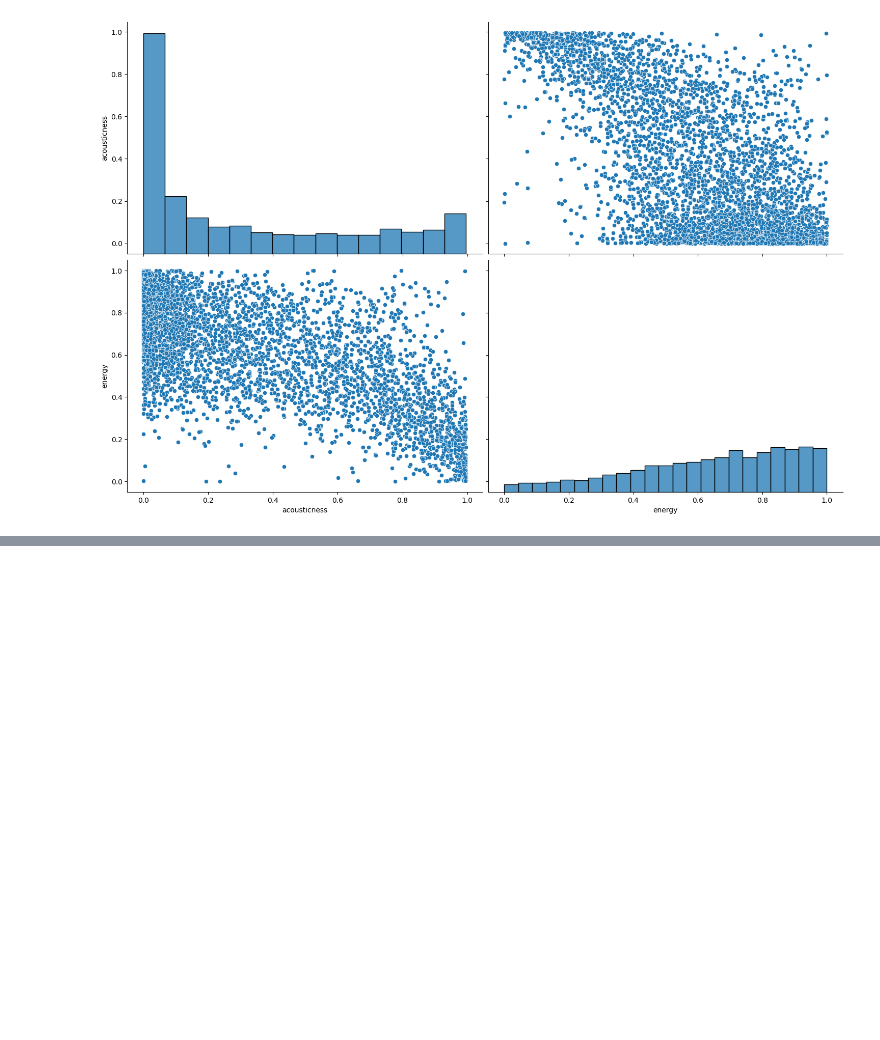
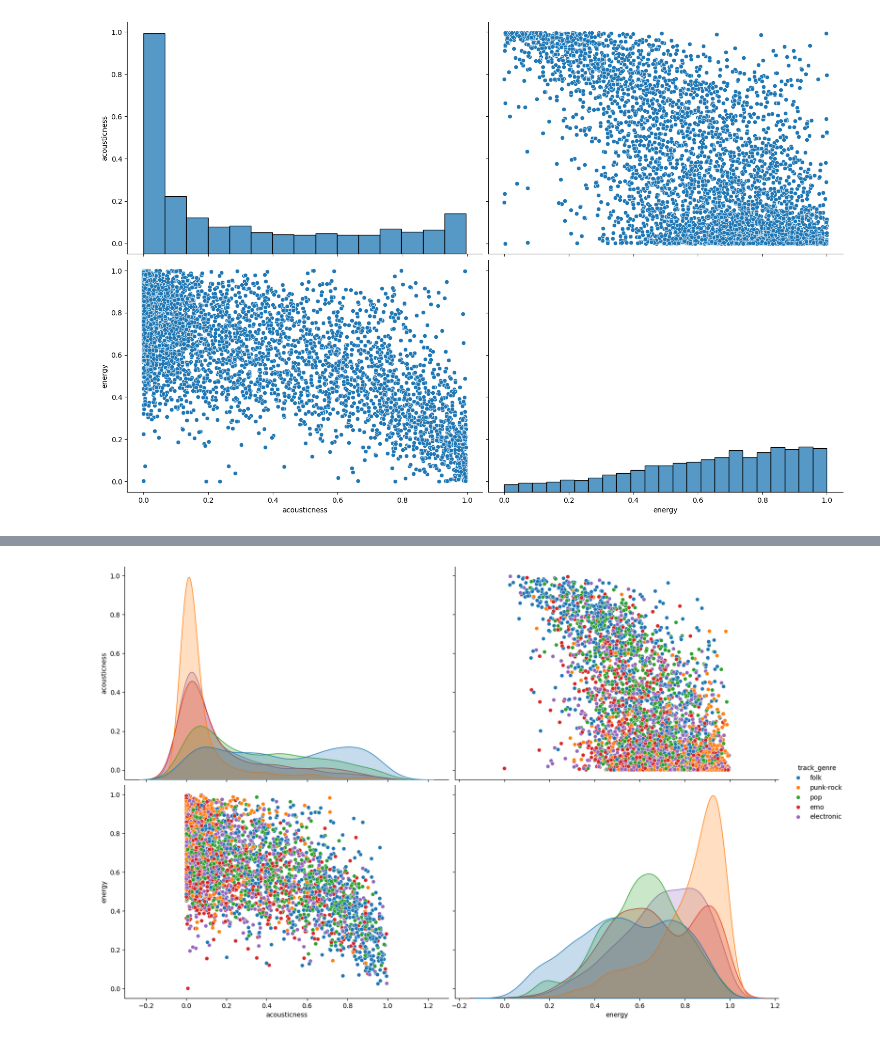
Before and after one commit to rhyman7/spotify_eda_ryan_hyman, a Jupyter notebook: spotify.ipynb, the cells around one changed output, grey strips where cells are left out. Drawn from its saved outputs; the diff is of its cells as text; code cells hidden in the pictures; blank space fills up the shorter version.

```diff
--- a/spotify.ipynb
+++ b/spotify.ipynb
@@ -250,0 +256,9 @@ sns.pairplot(df_sample, height=5, aspect = 1.5)
+# %%
+df['track_genre'].value_counts()
+
+df_genres = df[df['track_genre'].isin(['pop', 'folk', 'emo', 'punk-rock', 'electronic'])]
+
+df_sample = df_genres.sample(n=5000, random_state=1)
+sns.pairplot(df_sample[['track_genre', 'acousticness', 'energy']], height=5, aspect = 1.5, diag_kind='kde', hue='track_genre')
+# %% [output]
+[figure, added]
```
Also changed, not shown: parts of 2 cells of this notebook.
